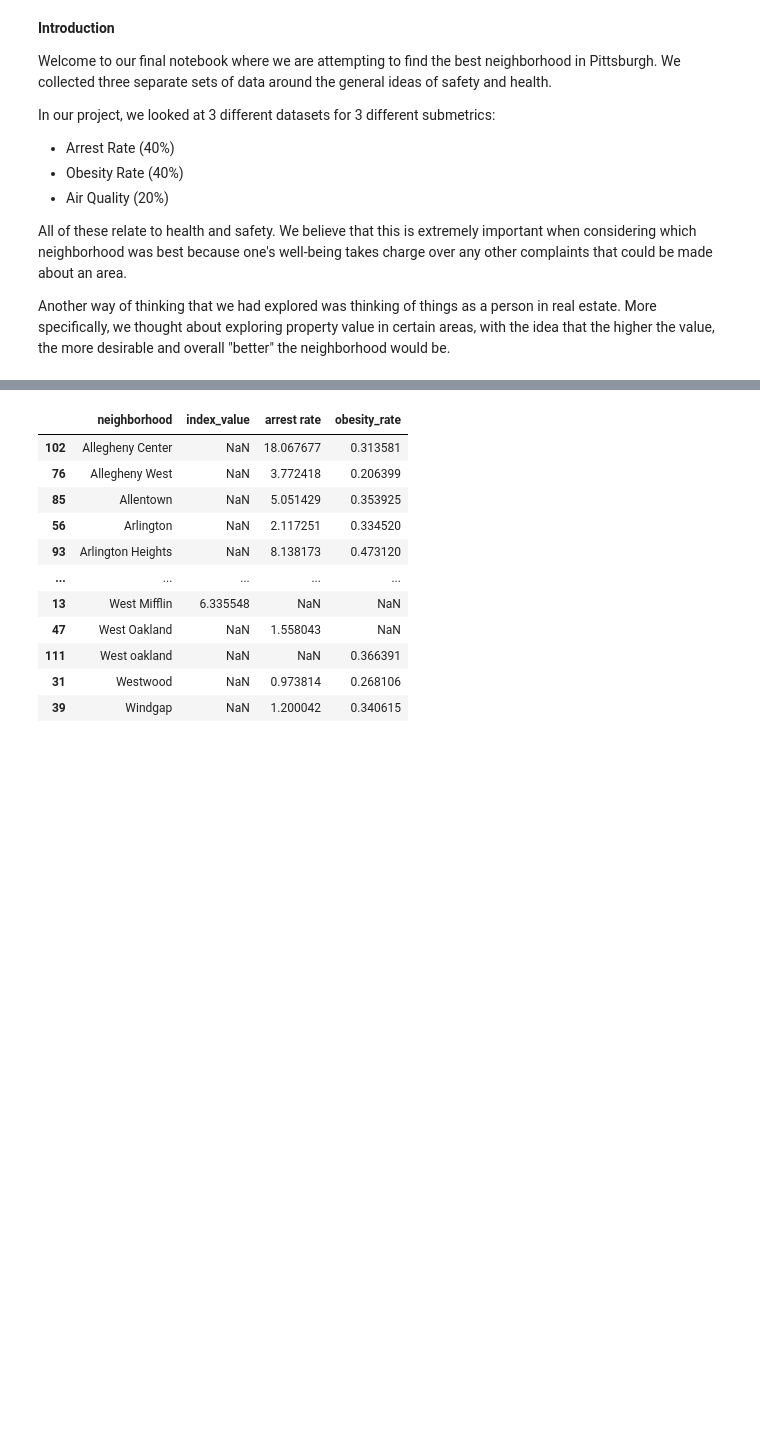
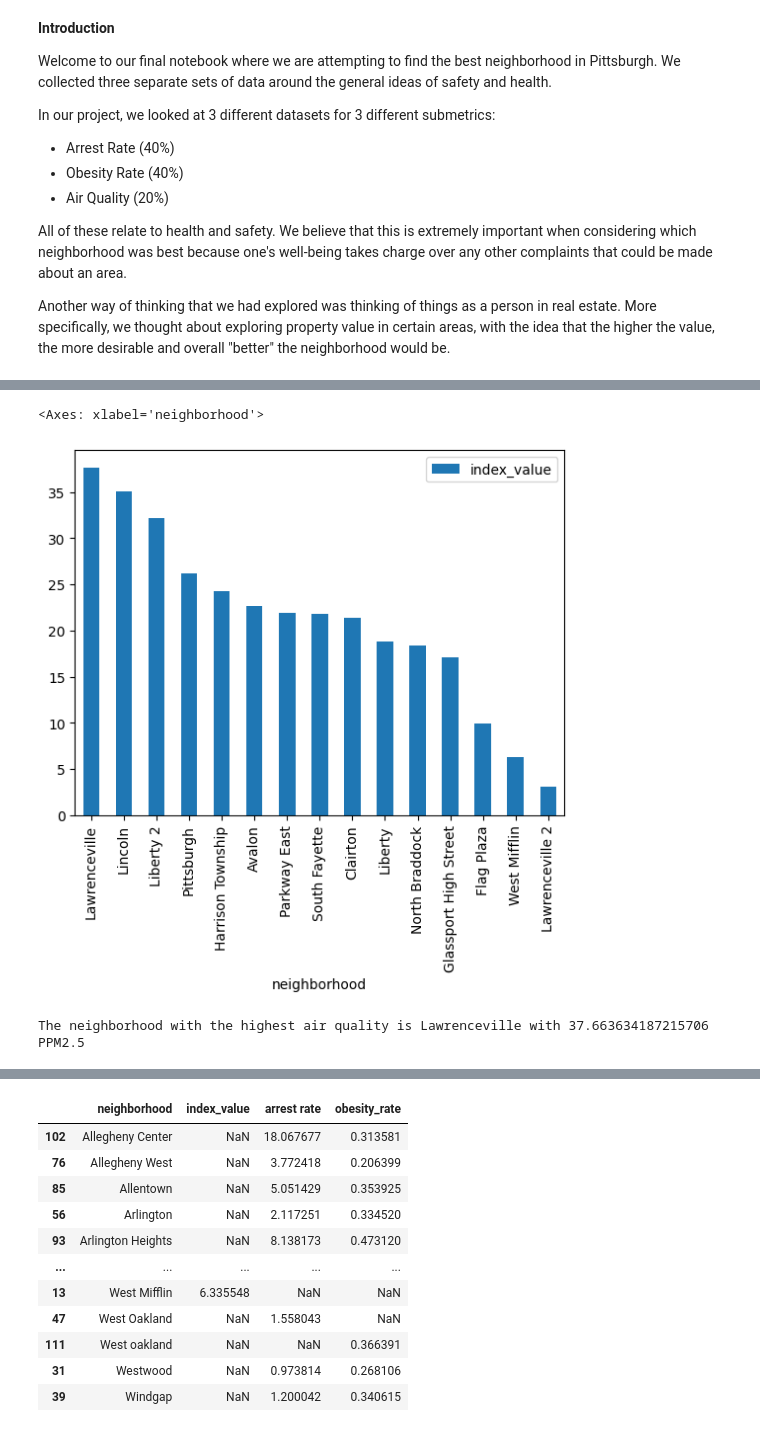
Before and after one commit to JMSJoseph/Final-Project-CMPINF001, a Jupyter notebook: Final-Notebook.ipynb, the cells around one changed output, grey strips where cells are left out. Cells and saved outputs as stored; diff of their text form; code cells hidden in the pictures; blank space fills up the shorter version.

```diff
--- a/Final-Notebook.ipynb
+++ b/Final-Notebook.ipynb
@@ -48,25 +61,37 @@ obesity_sorted = neighborhood_obesity_df.sort_values("obesity_rate", ascending =
 # %%
 #reading csv w/ pandas .read_csv
 air_df = pd.read_csv("air_quality.csv")#imports
 #creating columns and assigning values
 cols = [i for i in list(air_df.columns) if i not in ["site", "index_value"]]
 air_df = air_df.drop(columns = cols, axis = 1)
 air_df
 #create dictionary for air quality index value
 air_dict = {}
 #loops through data set (daily measurements), keeps count of each county's avg PPM2.5 over each day
 for index, row in air_df.iterrows():
     if row["site"] in air_dict:
         air_dict[row["site"]] = [air_dict[row["site"]][0] + 1, (air_dict[row["site"]][1] + float(row["index_value"]))]
     else:
         air_dict[row["site"]] = [1, float(row["index_value"])]
 
 for item in air_dict.keys():
     val = (air_dict[item][1]/air_dict[item][0])
     air_dict[item] = val
 
 neighborhood_air_df = pd.DataFrame(list(air_dict.items()), columns = ['neighborhood', 'index_value'])
 neighborhood_air_df.sort_values("index_value", ascending = False, inplace = True)
+
+air_sorted = neighborhood_air_df.head(30)
+air_sorted.plot.bar(x = "neighborhood", y = "index_value")
+# %% [output]
+<Axes: xlabel='neighborhood'>
+[figure, added]
+# %%
+highest = air_sorted['neighborhood'].iloc[0]
+highestnumber = air_sorted['index_value'].iloc[0]
+print("The neighborhood with the highest air quality is", highest, "with", highestnumber, "PPM2.5")
+# %% [output]
+The neighborhood with the highest air quality is Lawrenceville with 37.663634187215706 PPM2.5
 # %%
 import pandas as pd
 import matplotlib.pyplot as plt #import statements
```
Also changed, not shown: parts of 3 cells of this notebook.
